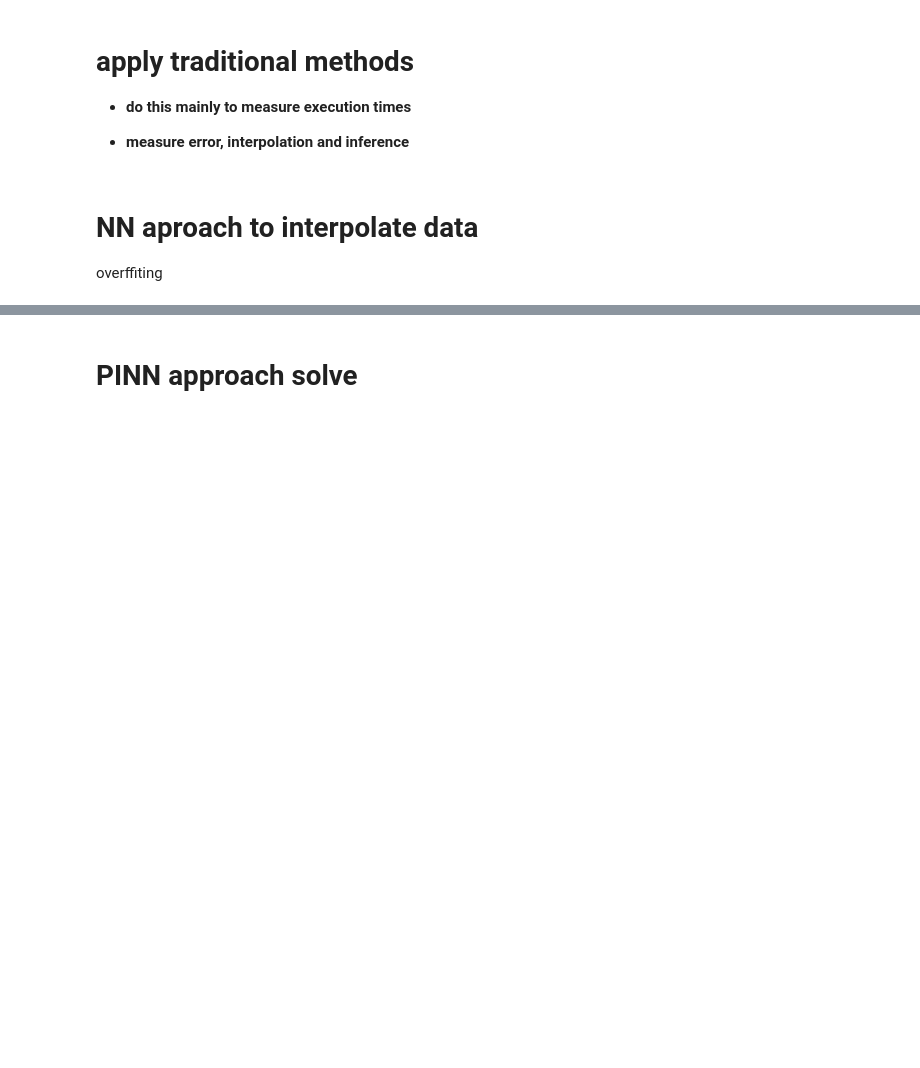
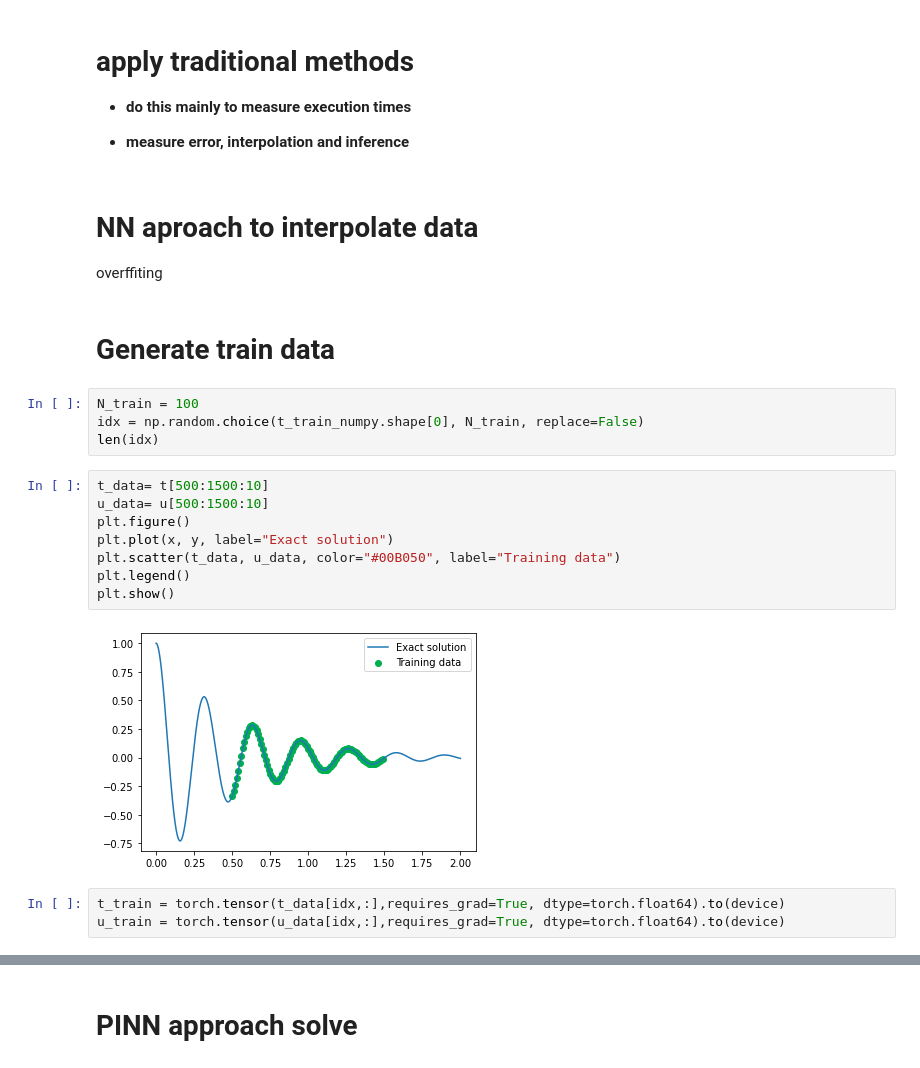
Before and after one commit to soren-hub/IntroductionPinn, a Jupyter notebook: IntroductionPinn.ipynb, the cells around one changed output, grey strips where cells are left out. Saved outputs shown, nothing was run; the diff lists cells and outputs as text; blank space fills up the shorter version.

```diff
--- a/IntroductionPinn.ipynb
+++ b/IntroductionPinn.ipynb
@@ -48,3 +131,22 @@ Ante que todo, debo agradecer a Ben Moseley por su blog: [So, what is a physics-
 # NN aproach to interpolate data
 
 overffiting
+# %% [markdown]
+# Generate train data
+# %%
+N_train = 100
+idx = np.random.choice(t_train_numpy.shape[0], N_train, replace=False)
+len(idx)
+# %%
+t_data= t[500:1500:10]
+u_data= u[500:1500:10]
+plt.figure()
+plt.plot(x, y, label="Exact solution")
+plt.scatter(t_data, u_data, color="#00B050", label="Training data")
+plt.legend()
+plt.show()
+# %% [output]
+[figure, added]
+# %%
+t_train = torch.tensor(t_data[idx,:],requires_grad=True, dtype=torch.float64).to(device)
+u_train = torch.tensor(u_data[idx,:],requires_grad=True, dtype=torch.float64).to(device)
```
Also changed, not shown: parts of 14 cells of this notebook, 1 other file.
